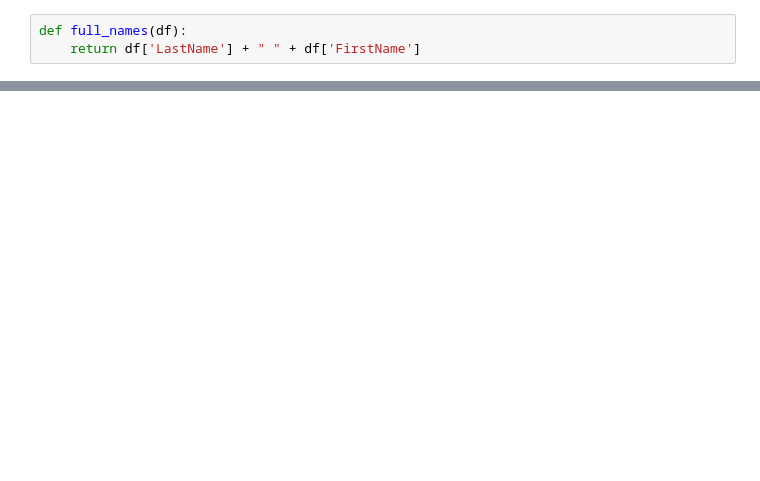
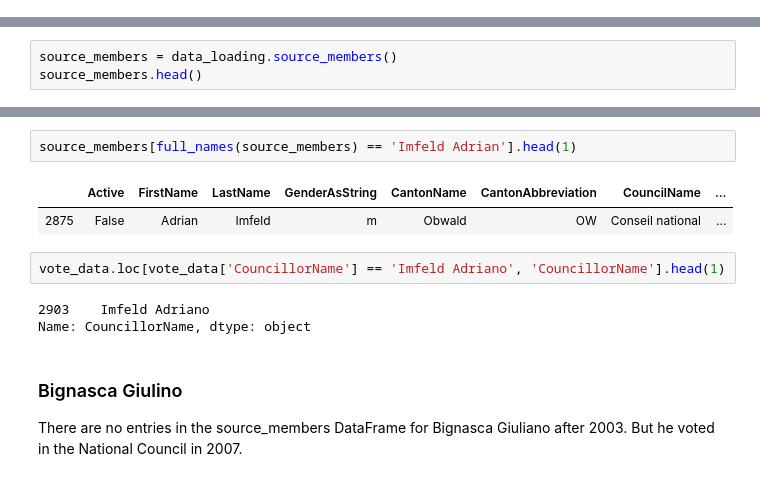
Before and after one commit to guarin/voting_behavior_analysis, a Jupyter notebook: src/data_cleaning.ipynb, the cells around one changed output, grey strips where cells are left out. Cells and saved outputs as stored; diff of their text form; blank space fills up the shorter version.

Commit message:
cleaned data cleaning

```diff
--- a/src/data_cleaning.ipynb
+++ b/src/data_cleaning.ipynb
@@ -188,3 +0,0 @@ members = source_members[did_not_leave | left_after_first_vote].copy()
-# %%
-def full_names(df):
-    return df['LastName'] + " " + df['FirstName']
@@ -326,0 +77,3 @@ Check if we found information for all votes
+# %%
+source_members = data_loading.source_members()
+source_members.head()
@@ -326,0 +100,13 @@ Check if we found information for all votes
+# %%
+source_members[full_names(source_members) == 'Imfeld Adrian'].head(1)
+# %% [output]
+|  | Active | FirstName | LastName | GenderAsString | CantonName | CantonAbbreviation | CouncilName | ... |
+| 2875 | False | Adrian | Imfeld | m | Obwald | OW | Conseil national | ... |
+# %%
+vote_data.loc[vote_data['CouncillorName'] == 'Imfeld Adriano', 'CouncillorName'].head(1)
+# %% [output]
+2903    Imfeld Adriano
+Name: CouncillorName, dtype: object
+# %% [markdown]
+### Bignasca Giulino
+There are no entries in the source_members DataFrame for Bignasca Giuliano after 2003. But he voted in the National Council in 2007.
```
Also changed, not shown: parts of 125 cells of this notebook, 5 other files.
